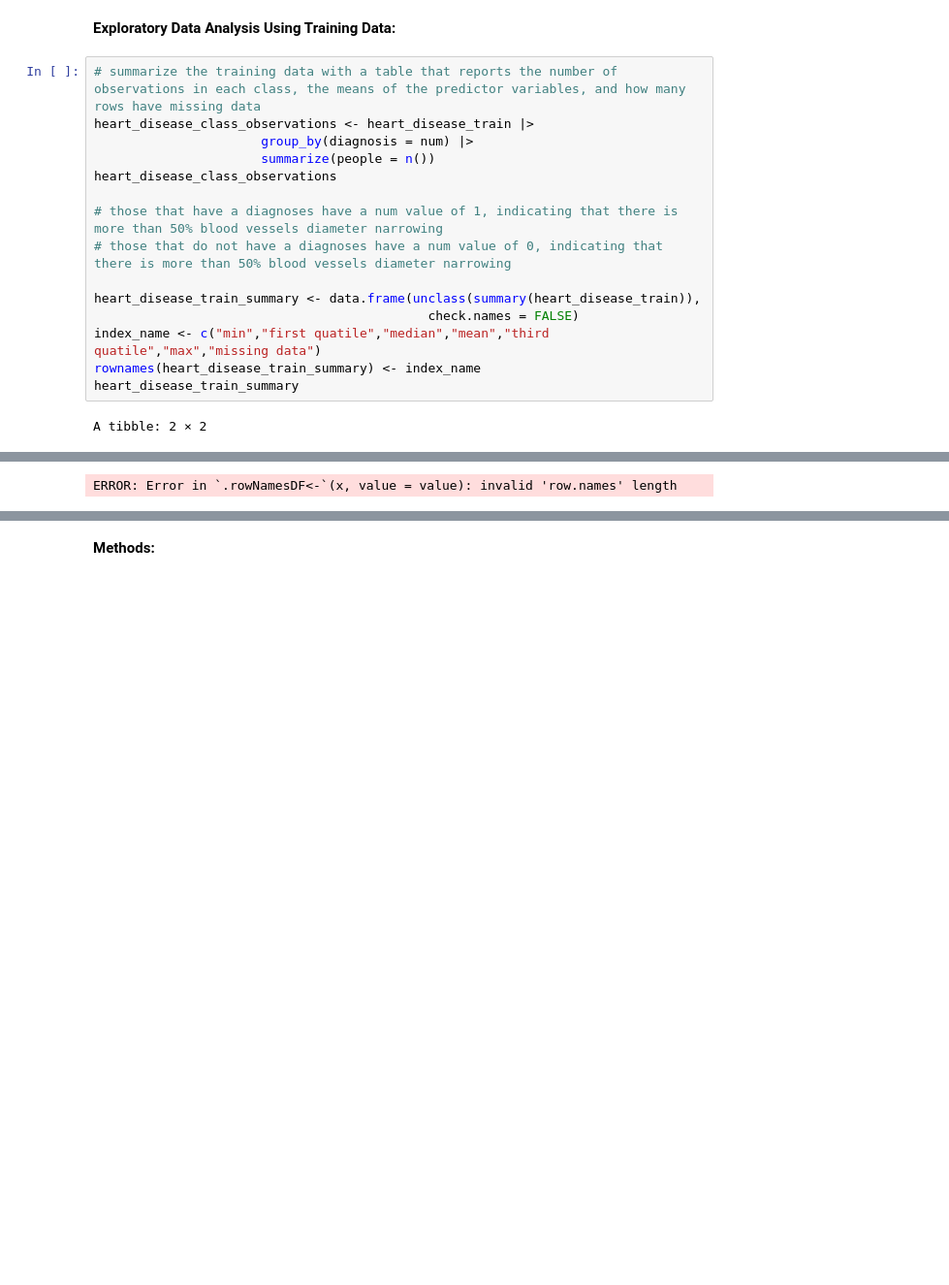
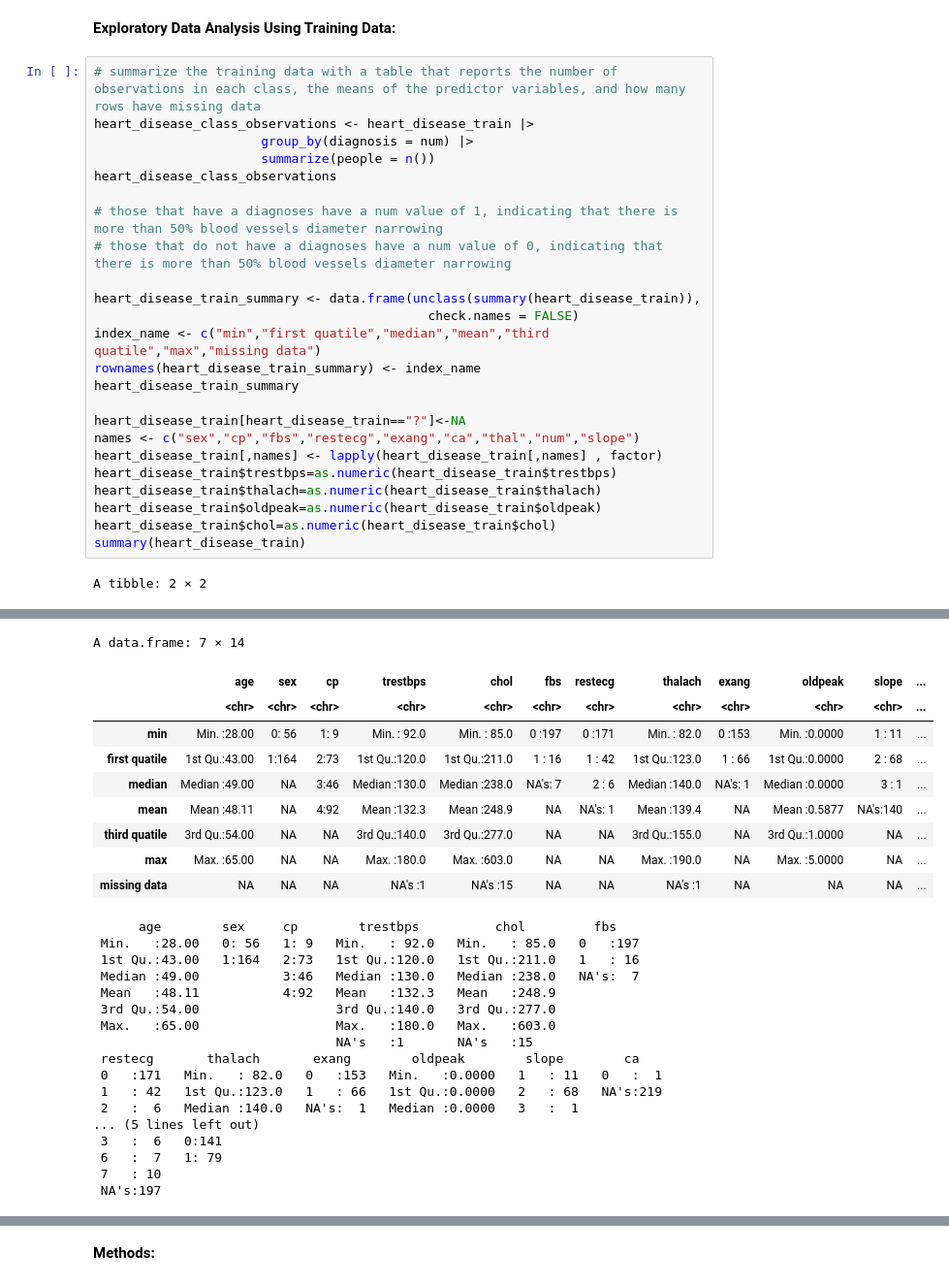
Before and after one commit to GeneRevo/DSCI100-007-Group10, a Jupyter notebook: 007_project_proposal.ipynb, the cells around one changed output, grey strips where cells are left out. Shown at 97% size. Cells and saved outputs as stored; diff of their text form; blank space fills up the shorter version.

```diff
--- a/007_project_proposal.ipynb
+++ b/007_project_proposal.ipynb
@@ -107,22 +125,57 @@ A tibble: 2 × 3
 # %%
 # summarize the training data with a table that reports the number of observations in each class, the means of the predictor variables, and how many rows have missing data
 heart_disease_class_observations <- heart_disease_train |>
                       group_by(diagnosis = num) |>
                       summarize(people = n())
 heart_disease_class_observations
 
 # those that have a diagnoses have a num value of 1, indicating that there is more than 50% blood vessels diameter narrowing
 # those that do not have a diagnoses have a num value of 0, indicating that there is more than 50% blood vessels diameter narrowing
 
 heart_disease_train_summary <- data.frame(unclass(summary(heart_disease_train)),
                                             check.names = FALSE)
 index_name <- c("min","first quatile","median","mean","third quatile","max","missing data")
 rownames(heart_disease_train_summary) <- index_name
 heart_disease_train_summary
+
+heart_disease_train[heart_disease_train=="?"]<-NA
+names <- c("sex","cp","fbs","restecg","exang","ca","thal","num","slope")
+heart_disease_train[,names] <- lapply(heart_disease_train[,names] , factor)
+heart_disease_train$trestbps=as.numeric(heart_disease_train$trestbps)
+heart_disease_train$thalach=as.numeric(heart_disease_train$thalach)
+heart_disease_train$oldpeak=as.numeric(heart_disease_train$oldpeak)
+heart_disease_train$chol=as.numeric(heart_disease_train$chol)
+summary(heart_disease_train)
 # %% [output]
 A tibble: 2 × 2
 | diagnosis | people |
 | <fct> | <int> |
 | 0 | 141 |
 | 1 | 79 |
-ERROR: Error in `.rowNamesDF<-`(x, value = value): invalid 'row.names' length
+A data.frame: 7 × 14
+|  | age | sex | cp | trestbps | chol | fbs | restecg | thalach | exang | oldpeak | slope | ... |
+|  | <chr> | <chr> | <chr> | <chr> | <chr> | <chr> | <chr> | <chr> | <chr> | <chr> | <chr> | ... |
+| min | Min. :28.00 | 0: 56 | 1: 9 | Min. : 92.0 | Min. : 85.0 | 0 :197 | 0 :171 | Min. : 82.0 | 0 :153 | Min. :0.0000 | 1 : 11 | ... |
+| first quatile | 1st Qu.:43.00 | 1:164 | 2:73 | 1st Qu.:120.0 | 1st Qu.:211.0 | 1 : 16 | 1 : 42 | 1st Qu.:123.0 | 1 : 66 | 1st Qu.:0.0000 | 2 : 68 | ... |
+| median | Median :49.00 | NA | 3:46 | Median :130.0 | Median :238.0 | NA's: 7 | 2 : 6 | Median :140.0 | NA's: 1 | Median :0.0000 | 3 : 1 | ... |
+| mean | Mean :48.11 | NA | 4:92 | Mean :132.3 | Mean :248.9 | NA | NA's: 1 | Mean :139.4 | NA | Mean :0.5877 | NA's:140 | ... |
+| third quatile | 3rd Qu.:54.00 | NA | NA | 3rd Qu.:140.0 | 3rd Qu.:277.0 | NA | NA | 3rd Qu.:155.0 | NA | 3rd Qu.:1.0000 | NA | ... |
+| max | Max. :65.00 | NA | NA | Max. :180.0 | Max. :603.0 | NA | NA | Max. :190.0 | NA | Max. :5.0000 | NA | ... |
+| missing data | NA | NA | NA | NA's :1 | NA's :15 | NA | NA | NA's :1 | NA | NA | NA | ... |
+      age        sex     cp        trestbps          chol         fbs
+ Min.   :28.00   0: 56   1: 9   Min.   : 92.0   Min.   : 85.0   0   :197
+ 1st Qu.:43.00   1:164   2:73   1st Qu.:120.0   1st Qu.:211.0   1   : 16
+ Median :49.00           3:46   Median :130.0   Median :238.0   NA's:  7
+ Mean   :48.11           4:92   Mean   :132.3   Mean   :248.9
+ 3rd Qu.:54.00                  3rd Qu.:140.0   3rd Qu.:277.0
+ Max.   :65.00                  Max.   :180.0   Max.   :603.0
+                                NA's   :1       NA's   :15
+ restecg       thalach       exang        oldpeak        slope        ca
+ 0   :171   Min.   : 82.0   0   :153   Min.   :0.0000   1   : 11   0   :  1
+ 1   : 42   1st Qu.:123.0   1   : 66   1st Qu.:0.0000   2   : 68   NA's:219
+ 2   :  6   Median :140.0   NA's:  1   Median :0.0000   3   :  1
+... (5 lines left out)
+ 3   :  6   0:141
+ 6   :  7   1: 79
+ 7   : 10
+ NA's:197
```
Also changed, not shown: parts of 3 cells of this notebook.
